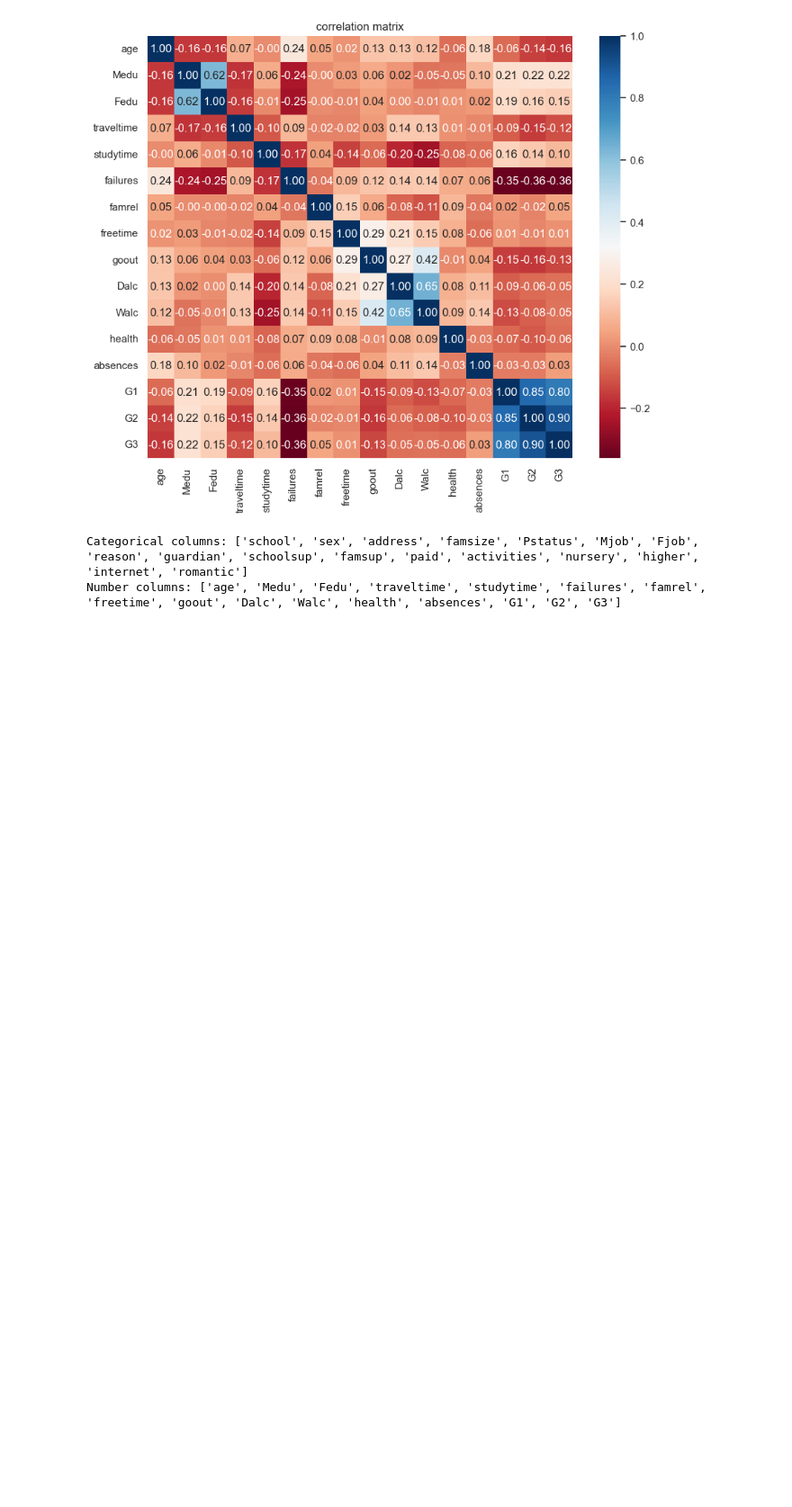
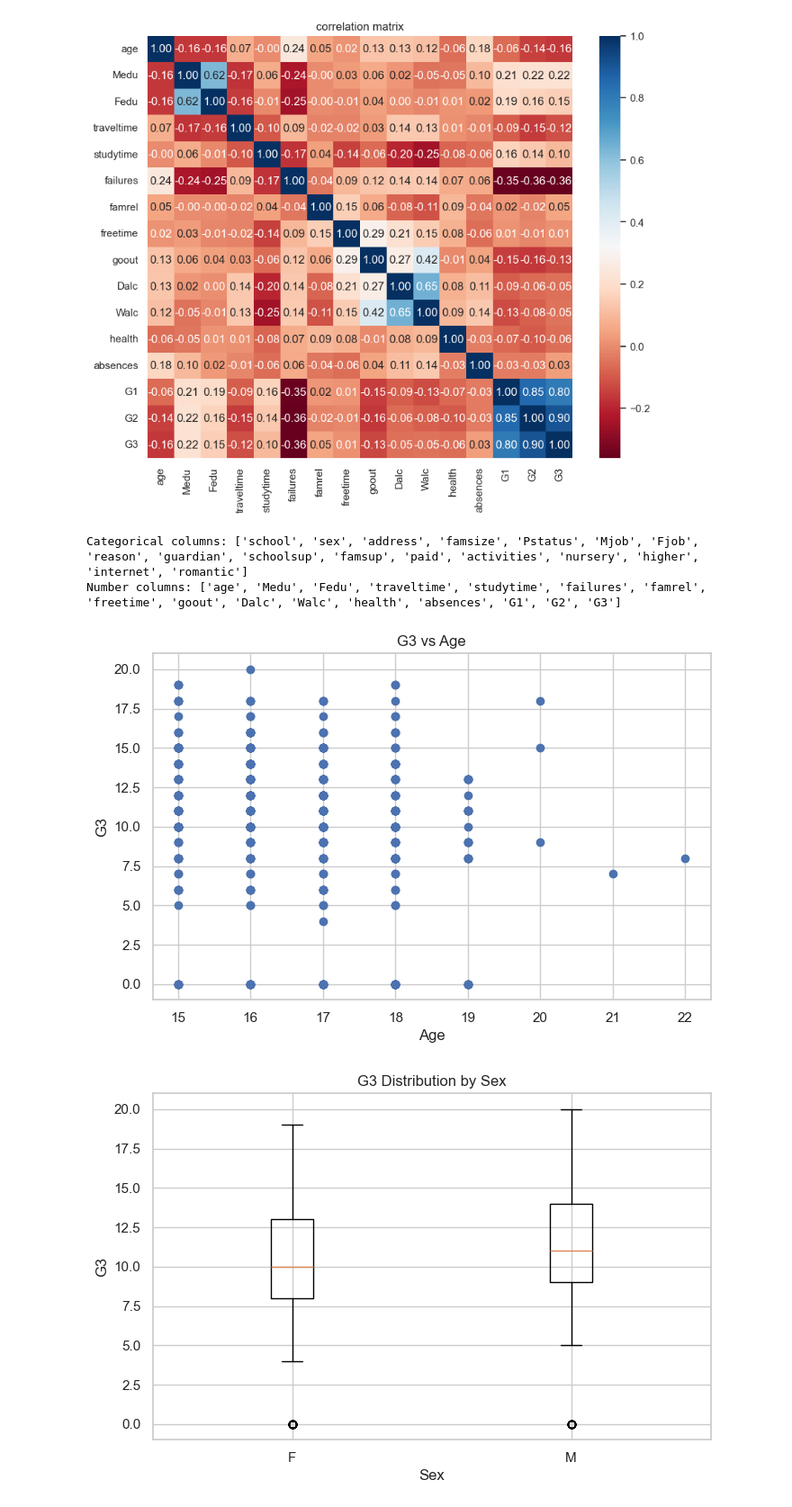
Before and after one commit to yanekissayabully/endtermML, a Jupyter notebook: model.ipynb, the cells around one changed output. Shown: that part at 90% size. Drawn from its saved outputs; the diff is of its cells as text; code cells hidden in the pictures; blank space fills up the shorter version.

```diff
--- a/model.ipynb
+++ b/model.ipynb
@@ -96,3 +96,34 @@ df['G3_category'] = pd.cut(
     bins=[-1, 9, 13, 16, 20],
     labels=['Fail', 'Pass', 'Good', 'Excellent']
 )
+# %%
+# ========= 1. Scatter plot: G3 vs Age =========
+plt.figure(figsize=(8, 5))
+plt.scatter(df['age'], df['G3'])
+plt.xlabel('Age')
+plt.ylabel('G3')
+plt.title('G3 vs Age')
+plt.grid(True)
+plt.show()
+
+# ========= 2. Boxplot: G3 по полу =========
+plt.figure(figsize=(8, 5))
+data = [df[df['sex'] == 'F']['G3'], df[df['sex'] == 'M']['G3']]
+plt.boxplot(data, labels=['F', 'M'])
+plt.xlabel('Sex')
+plt.ylabel('G3')
+plt.title('G3 Distribution by Sex')
+plt.grid(True)
+plt.show()
+
+# ========= 3. Histogram: распределение G3 =========
+plt.figure(figsize=(8, 5))
+plt.hist(df['G3'], bins=10)
+plt.xlabel('G3')
+plt.ylabel('Count')
+plt.title('Distribution of G3')
+plt.grid(True)
+plt.show()
+# %% [output]
+[figure, added]
+[figure, added]
```
Also changed, not shown: parts of 1 cell of this notebook.
